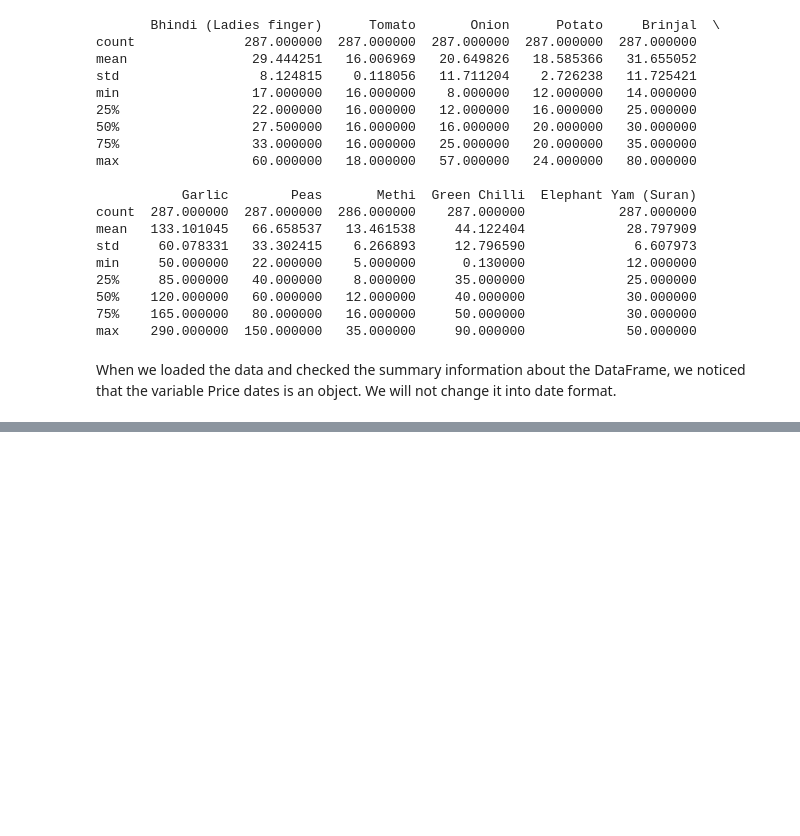
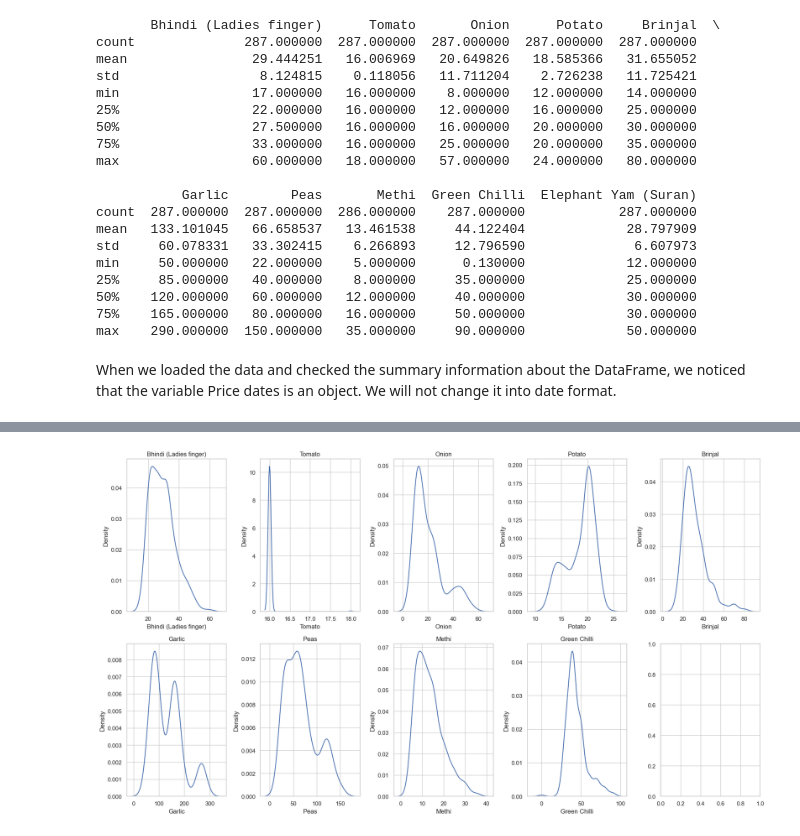
Before and after one commit to tshifurakm/Team_OA_6, a Jupyter notebook: Team OA_6_Python_Final_Project.ipynb, the cells around one changed output, grey strips where cells are left out. Drawn from its saved outputs; the diff is of its cells as text; code cells hidden in the pictures; blank space fills up the shorter version.

```diff
--- a/Team OA_6_Python_Final_Project.ipynb
+++ b/Team OA_6_Python_Final_Project.ipynb
@@ -265,0 +472,14 @@ df_copy['Price Dates'] = pd.to_datetime(df_copy['Price Dates'], format='%d-%m-%Y
+# %%
+index = 0
+fig, axes = plt.subplots(nrows=2, ncols=5, figsize=(18, 10))
+for i in range(2):
+    for j in range(5):
+        if index < len(cols):
+            sns.kdeplot(data=df_copy, x=cols[index], ax=axes[i][j])
+            axes[i][j].set_title(cols[index])
+        index += 1
+
+plt.tight_layout()
+plt.show()
+# %% [output]
+[figure, added]
```
Also changed, not shown: parts of 13 cells of this notebook.
